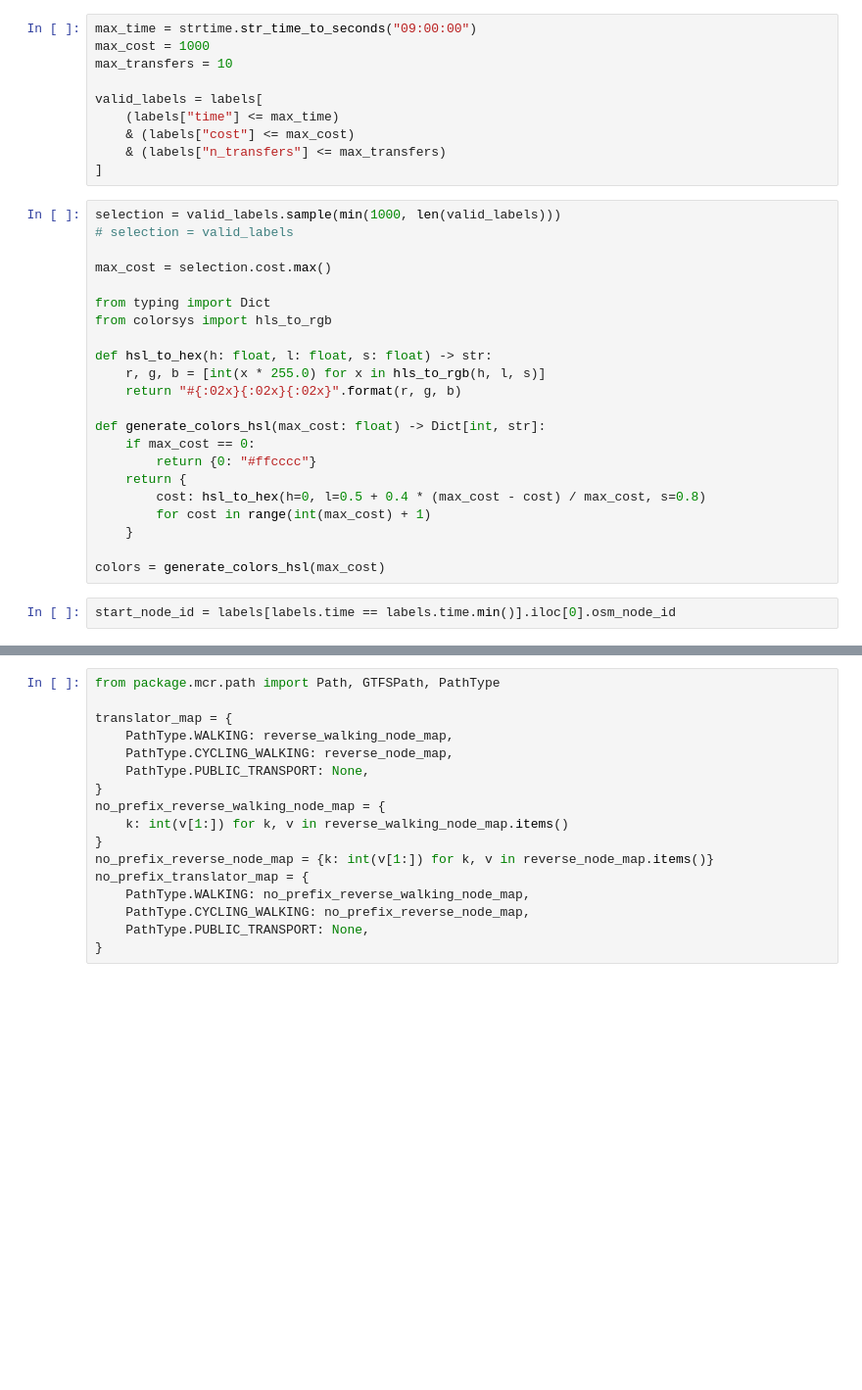
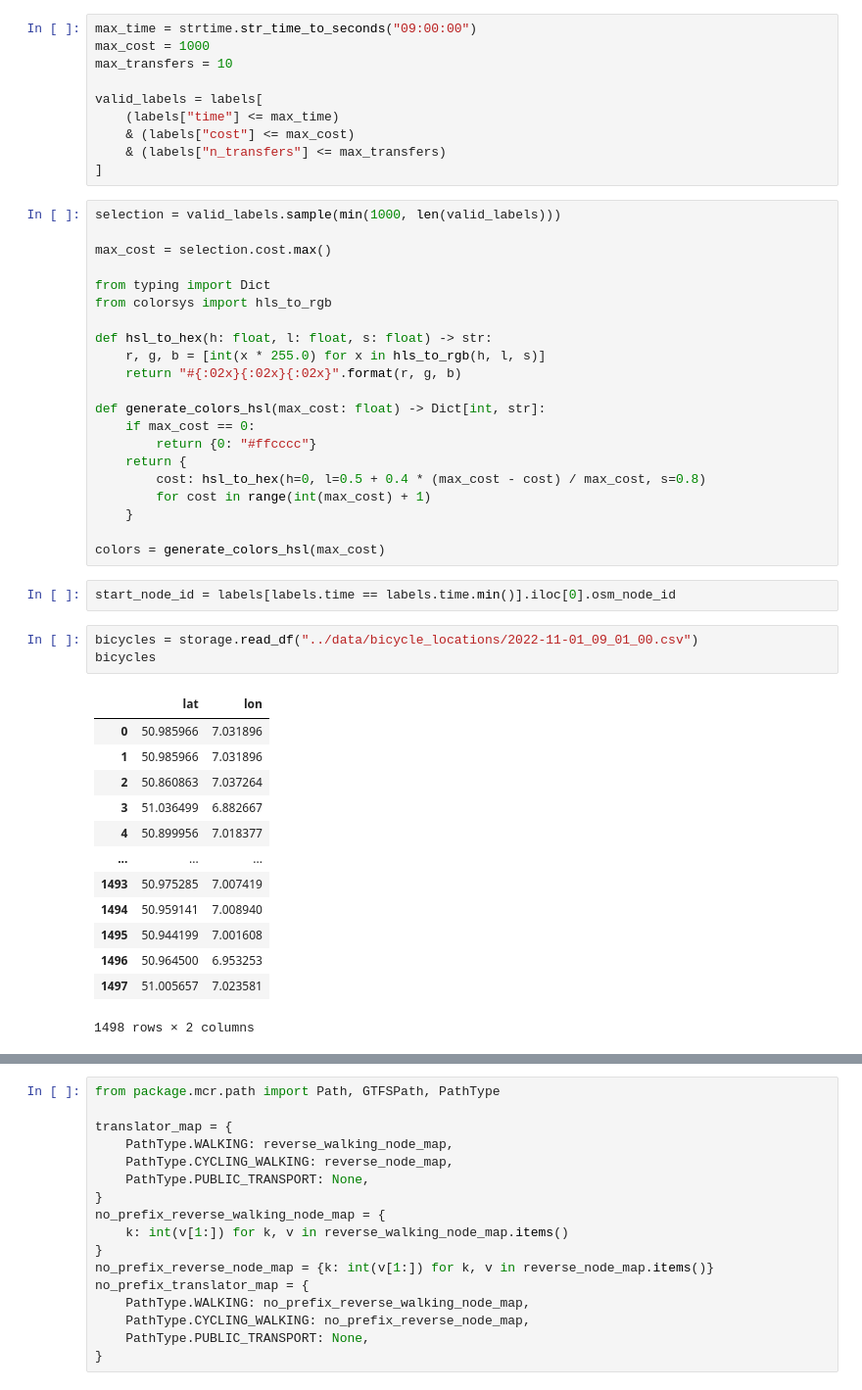
Before and after one commit to mogottsch/mcr-py, a Jupyter notebook: notebooks/mcr_results.ipynb, the cells around one changed output, grey strips where cells are left out. Shown at 98% size. Cells and saved outputs as stored; diff of their text form; blank space fills up the shorter version.

```diff
--- a/notebooks/mcr_results.ipynb
+++ b/notebooks/mcr_results.ipynb
@@ -94,7 +126,6 @@ valid_labels = labels[
 ]
 # %%
 selection = valid_labels.sample(min(1000, len(valid_labels)))
-# selection = valid_labels
 
 max_cost = selection.cost.max()
 
@@ -116,6 +147,23 @@ def generate_colors_hsl(max_cost: float) -> Dict[int, str]:
 colors = generate_colors_hsl(max_cost)
 # %%
 start_node_id = labels[labels.time == labels.time.min()].iloc[0].osm_node_id
+# %%
+bicycles = storage.read_df("../data/bicycle_locations/2022-11-01_09_01_00.csv")
+bicycles
+# %% [output]
+|  | lat | lon |
+| 0 | 50.985966 | 7.031896 |
+| 1 | 50.985966 | 7.031896 |
+| 2 | 50.860863 | 7.037264 |
+| 3 | 51.036499 | 6.882667 |
+| 4 | 50.899956 | 7.018377 |
+| ... | ... | ... |
+| 1493 | 50.975285 | 7.007419 |
+| 1494 | 50.959141 | 7.008940 |
+| 1495 | 50.944199 | 7.001608 |
+| 1496 | 50.964500 | 6.953253 |
+| 1497 | 51.005657 | 7.023581 |
+1498 rows × 2 columns
 # %%
 nodes_by_id = nodes.set_index("id")
 nodes_by_id["id"] = nodes_by_id.index
```
Also changed, not shown: parts of 17 cells of this notebook, 11 other files.
